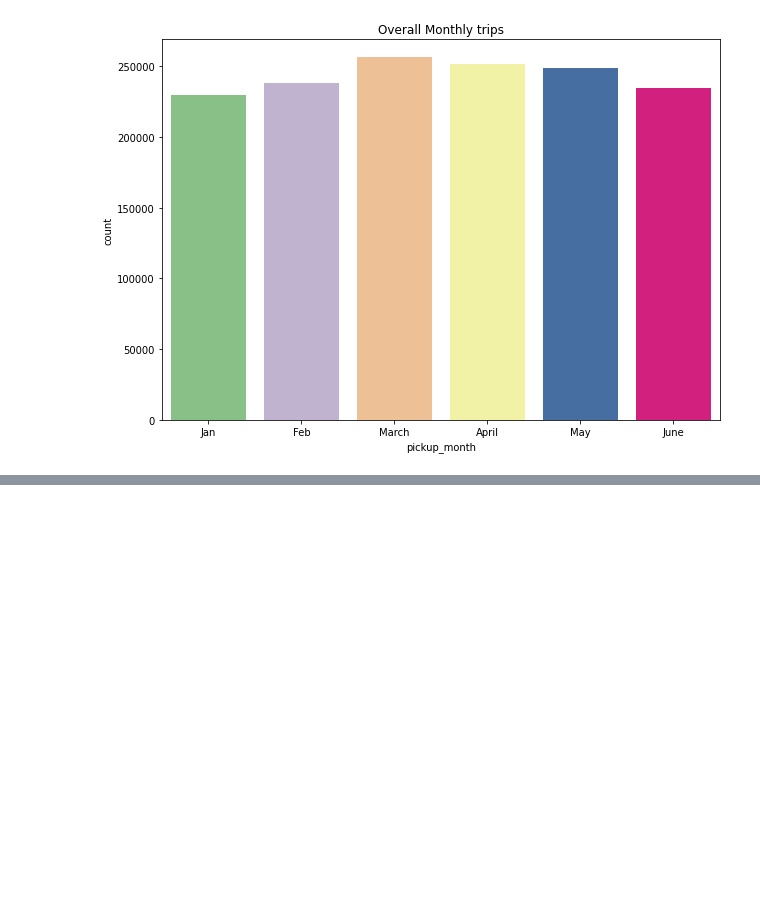
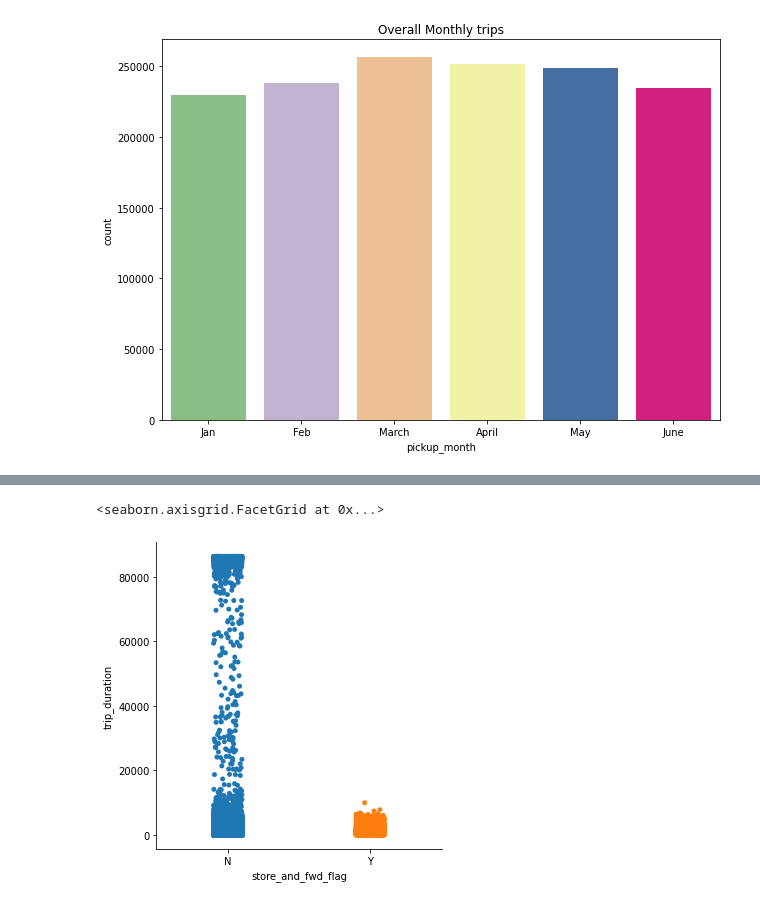
Before and after one commit to Vidhuran-Rajendran/NYC-Taxi-Trip-Time-Prediction, a Jupyter notebook: NYC_Taxi_Trip_Time_Prediction_Capstone_Project.ipynb, the cells around one changed output, grey strips where cells are left out. Cells and saved outputs as stored; diff of their text form; code cells hidden in the pictures; blank space fills up the shorter version.

```diff
--- a/NYC_Taxi_Trip_Time_Prediction_Capstone_Project.ipynb
+++ b/NYC_Taxi_Trip_Time_Prediction_Capstone_Project.ipynb
@@ -337,0 +343,5 @@ Text(0.5, 1.0, 'Overall Monthly trips')
+# %%
+sns.catplot(y='trip_duration',x='store_and_fwd_flag',data=data1, kind='strip')
+# %% [output]
+<seaborn.axisgrid.FacetGrid at 0x...>
+[figure, added]
```
Also changed, not shown: parts of 2 cells of this notebook.
